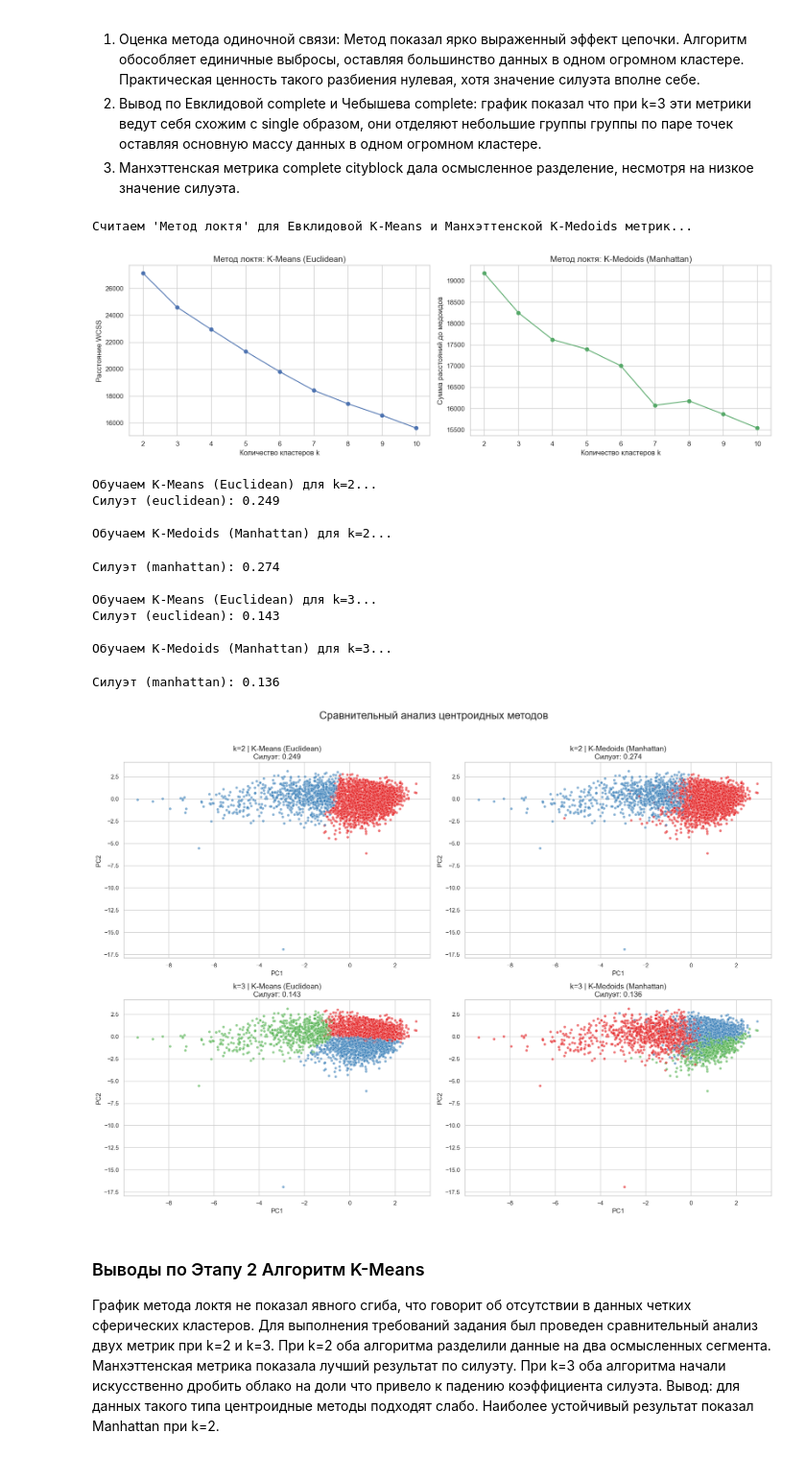
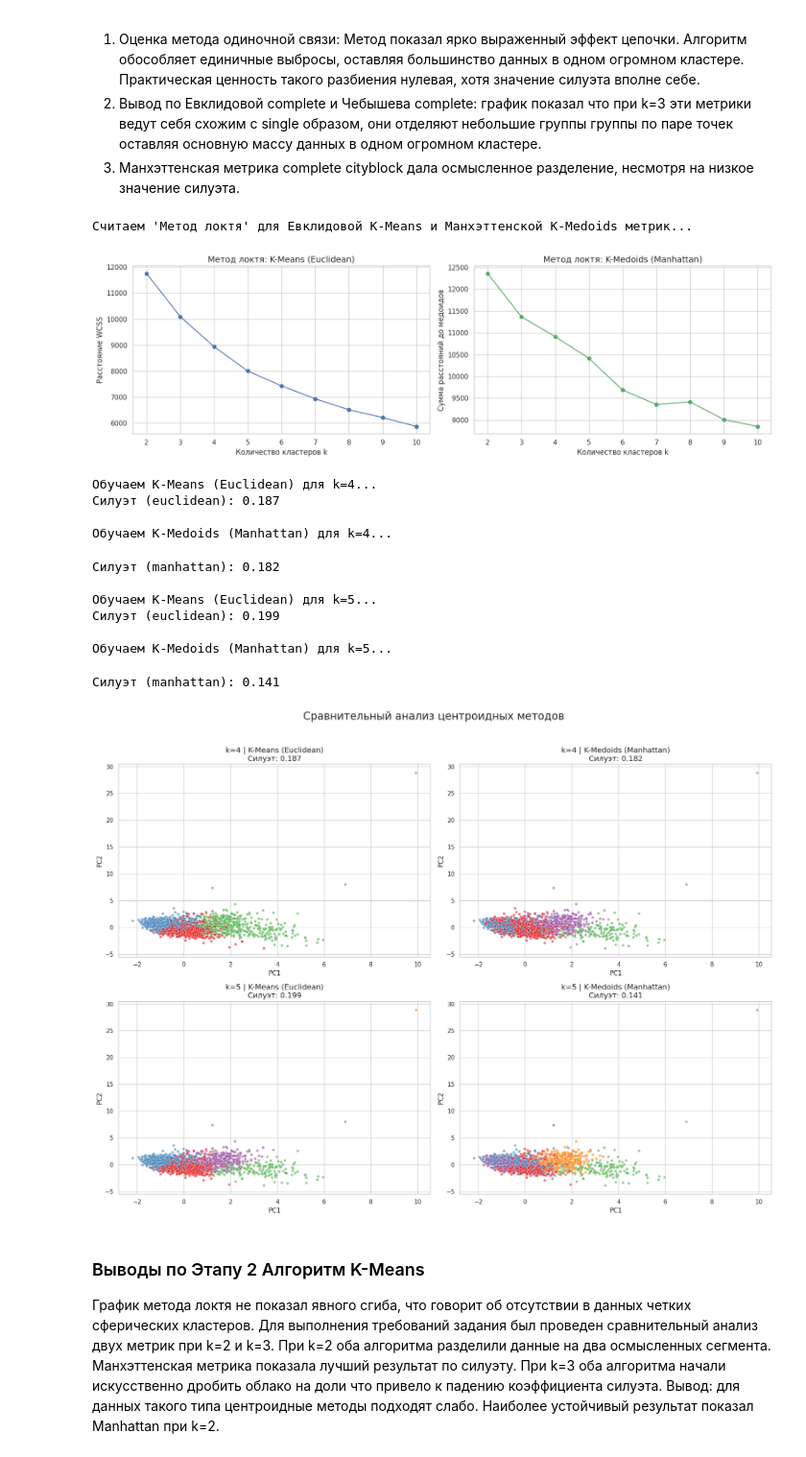
Before and after one commit to danyasedoy/UNI_MAD, a Jupyter notebook: LABWORK_4.ipynb, the cells around one changed output. Shown at 96% size. Drawn from its saved outputs; the diff is of its cells as text; code cells hidden in the pictures.

```diff
--- a/LABWORK_4.ipynb
+++ b/LABWORK_4.ipynb
@@ -8,15 +8,18 @@ sns.set(style="whitegrid")
 
 # 1. Загружаем стандартизированный датасет из 1-й лабы
 df = pd.read_csv('dataset_standardized.csv')
+# Удаляем текстовые колонки
+cols_to_drop =['track_id', 'liveness', 'energy', 'liveness', 'speechiness',  'artists', 'album_name', 'track_name', 'popularity', 'time_signature', 'acousticness', 'speechiness', 'danceability','valence']
+df = df.drop(columns=cols_to_drop, errors='ignore')
 
 # 2. Оставляем непрерывные аудио-признаки
-# Выкидываем текст, популярность и все One-Hot колонки (жанры, тональность, explicit), зачем нам открывать америку
+# Выкидываем популярность и все One-Hot колонки (жанры, тональность, explicit), зачем нам открывать америку
 cols_to_keep =[
     'duration_ms', 'tempo', 'loudness', 'danceability', 'energy',
     'speechiness', 'acousticness', 'instrumentalness', 'liveness',
     'valence', 'time_signature'
 ]
-X_full = df[cols_to_keep]
+X_full = df
 
 # 3. делаем сэмплик
 # Берем 3000 случайных треков
@@ -51,7 +85,7 @@ for i, method in enumerate(methods):
     for j, metric in enumerate(metrics):
         # Вычисляем матрицу связей (Z)
         # Алгоритм строит дерево, попарно соединяя все 3000 точек
-        Z = linkage(X, method=method, metric=metric)
+        Z = linkage(X_for_clustering, method=method, metric=metric)
 
         # Сохраняем в словарь
         dict_key = f"{method}_{metric}"
@@ -83,17 +117,17 @@ from sklearn.decomposition import PCA
 # Для complete берем 3
 # Для товарища чебышева 4 отлично смотрится
 optimal_k = {
-    'single_euclidean': 2,
-    'single_cityblock': 2,
-    'single_chebyshev': 2,
+    'single_euclidean': 5,
+    'single_cityblock': 6,
+    'single_chebyshev': 4,
     'complete_euclidean': 3,
-    'complete_cityblock': 3,
+    'complete_cityblock': 5,
     'complete_chebyshev': 3
 }
 
 # Подготовим PCA, чтобы сжать 11 колонок в 2 координаты для рисования картинок
 pca_2d = PCA(n_components=2)
-X_pca_2d = pca_2d.fit_transform(X)
+X_pca_2d = pca_2d.fit_transform(X_for_clustering)
 
 fig, axes = plt.subplots(2, 3, figsize=(20, 12))
 fig.suptitle('Иерархическая кластеризация: Проекция на 2 главные компоненты (PCA)', fontsize=18)
@@ -109,10 +143,10 @@ for i, method in enumerate(methods):
         # Запускаем кластеризацию
         cluster_model = AgglomerativeClustering(n_clusters=k, linkage=method, metric=metric)
         # Получаем метки для каждого трека
-        cluster_labels = cluster_model.fit_predict(X)
+        cluster_labels = cluster_model.fit_predict(X_for_clustering)
 
         # Считаем коэффициент Силуэта
-        silhouette = silhouette_score(X, cluster_labels, metric=metric)
+        silhouette = silhouette_score(X_for_clustering, cluster_labels, metric=metric)
         results_hierarchical.append({
             'Алгоритм': 'Agglomerative (Иерархическая)',
             'Метод связи': method,
@@ -173,12 +207,12 @@ K_range = range(2, 11)
 for k in K_range:
     # K-Means Евклидова
     kmeans = KMeans(n_clusters=k, init='k-means++', random_state=42, n_init=10)
-    kmeans.fit(X)
+    kmeans.fit(X_for_clustering)
     wcss_euclidean.append(kmeans.inertia_)
 
     # K-Medoids Манхэттенская
     kmedoids = KMedoids(n_clusters=k, metric='manhattan', init='k-medoids++', random_state=42)
-    kmedoids.fit(X)
+    kmedoids.fit(X_for_clustering)
     wcss_manhattan.append(kmedoids.inertia_)
 
 # Строим графики локтя рядом
@@ -204,7 +238,7 @@ plt.show()
 # --- Этап 2, часть 2: Финальная кластеризация 2х2 (k vs Метрики) ---
 
 # Список k, которые мы сравниваем
-k_values_to_compare =[2, 3]
+k_values_to_compare =[4, 5]
 # Список метрик
 metrics_to_compare =['euclidean', 'manhattan']
 
@@ -227,50 +261,50 @@ for i, k in enumerate(k_values_to_compare):
         print(f"\nОбучаем {model_name} для k={k}...")
 
         # 1. Обучение
-        labels = model.fit_predict(X)
+        labels = model.fit_predict(X_for_clustering)
 
         # 2. Силуэт с СООТВЕТСТВУЮЩЕЙ метрикой
-        silhouette = silhouette_score(X, labels, metric=metric if metric != 'manhattan' else 'cityblock')
+        silhouette = silhouette_score(X_for_clustering, labels, metric=metric if metric != 'manhattan' else 'cityblock')
         print(f"Силуэт ({metric}): {silhouette:.3f}")
 
         results_kmeans.append({
             'Алгоритм': model_name,
             'Метрика': metric,
             'Кол-во кластеров (k)': k,
             'Силуэт': silhouette
         })
 
         # 3. Визуализация
         ax = axes[i, j]
         sns.scatterplot(
             x=X_pca_2d[:, 0],
             y=X_pca_2d[:, 1],
             hue=labels.astype(str),
             palette='Set1',
             alpha=0.6, s=25, legend=False, ax=ax
         )
         ax.set_title(f"k={k} | {model_name}\nСилуэт: {silhouette:.3f}", fontsize=14)
         ax.set_xlabel('PC1')
         ax.set_ylabel('PC2')
         ax.grid(True)
 
 plt.tight_layout(rect=[0, 0.03, 1, 0.96])
 plt.show()
 # %% [output]
 Считаем 'Метод локтя' для Евклидовой K-Means и Манхэттенской K-Medoids метрик...
-[figure, old version]
+[figure, new version]
-Обучаем K-Means (Euclidean) для k=2...
-Силуэт (euclidean): 0.249
+Обучаем K-Means (Euclidean) для k=4...
+Силуэт (euclidean): 0.187
 
-Обучаем K-Medoids (Manhattan) для k=2...
+Обучаем K-Medoids (Manhattan) для k=4...
-Силуэт (manhattan): 0.274
+Силуэт (manhattan): 0.182
 
-Обучаем K-Means (Euclidean) для k=3...
-Силуэт (euclidean): 0.143
+Обучаем K-Means (Euclidean) для k=5...
+Силуэт (euclidean): 0.199
 
-Обучаем K-Medoids (Manhattan) для k=3...
+Обучаем K-Medoids (Manhattan) для k=5...
-Силуэт (manhattan): 0.136
+Силуэт (manhattan): 0.141
-[figure, old version]
+[figure, new version]
 # %% [markdown]
 ### Выводы по Этапу 2 Алгоритм K-Means
 
```
Also changed, not shown: parts of 7 cells of this notebook.
